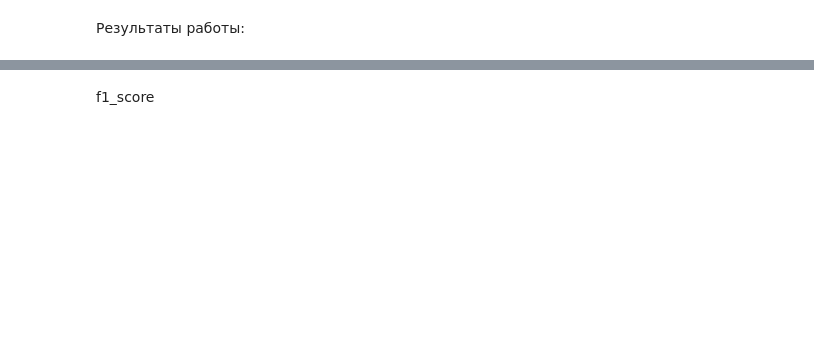
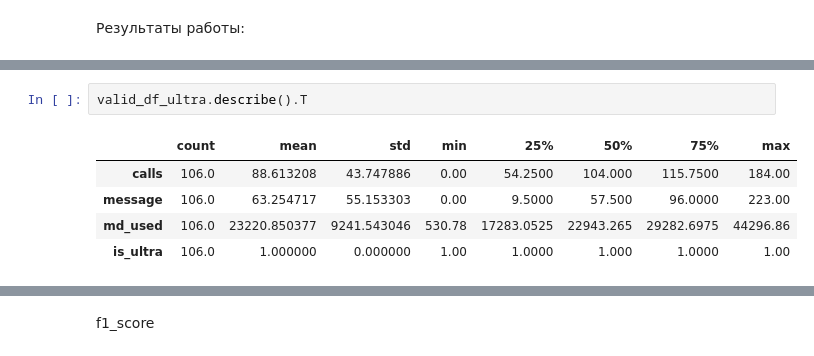
Before and after one commit to samurai921/task_sklearn, a Jupyter notebook: task_1.ipynb, the cells around one changed output, grey strips where cells are left out. Drawn from its saved outputs; the diff is of its cells as text; blank space fills up the shorter version.

```diff
--- a/task_1.ipynb
+++ b/task_1.ipynb
@@ -354,0 +407,8 @@ accuracy
+# %%
+valid_df_ultra.describe().T
+# %% [output]
+|  | count | mean | std | min | 25% | 50% | 75% | max |
+| calls | 106.0 | 88.613208 | 43.747886 | 0.00 | 54.2500 | 104.000 | 115.7500 | 184.00 |
+| message | 106.0 | 63.254717 | 55.153303 | 0.00 | 9.5000 | 57.500 | 96.0000 | 223.00 |
+| md_used | 106.0 | 23220.850377 | 9241.543046 | 530.78 | 17283.0525 | 22943.265 | 29282.6975 | 44296.86 |
+| is_ultra | 106.0 | 1.000000 | 0.000000 | 1.00 | 1.0000 | 1.000 | 1.0000 | 1.00 |
```
Also changed, not shown: parts of 43 cells of this notebook.
